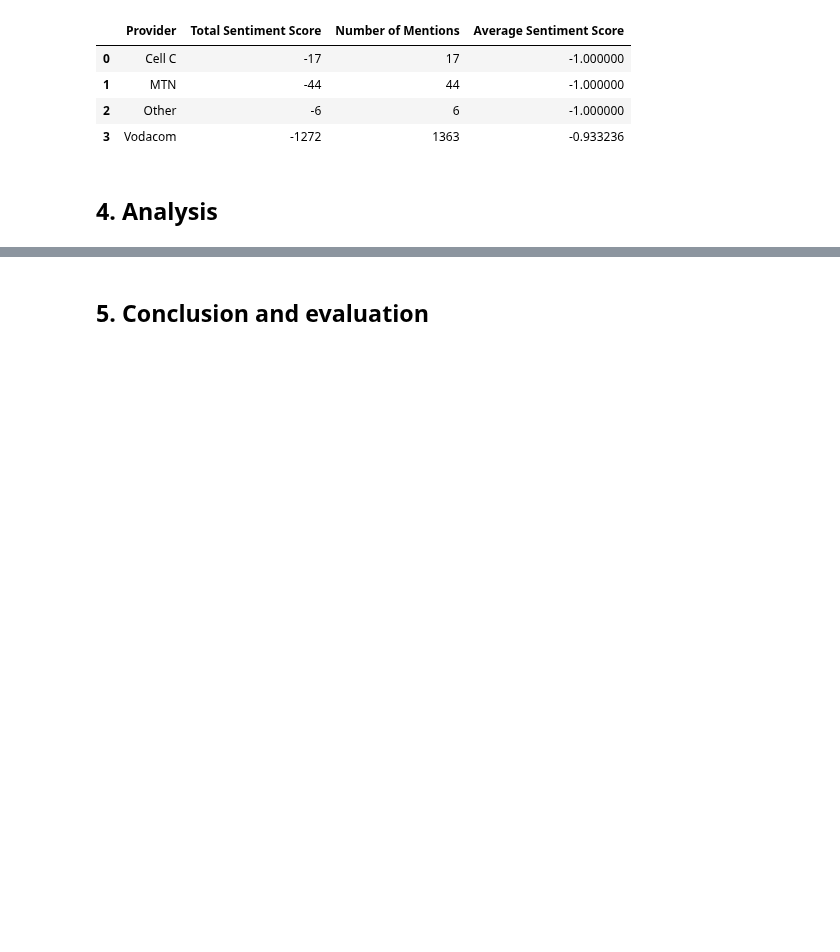
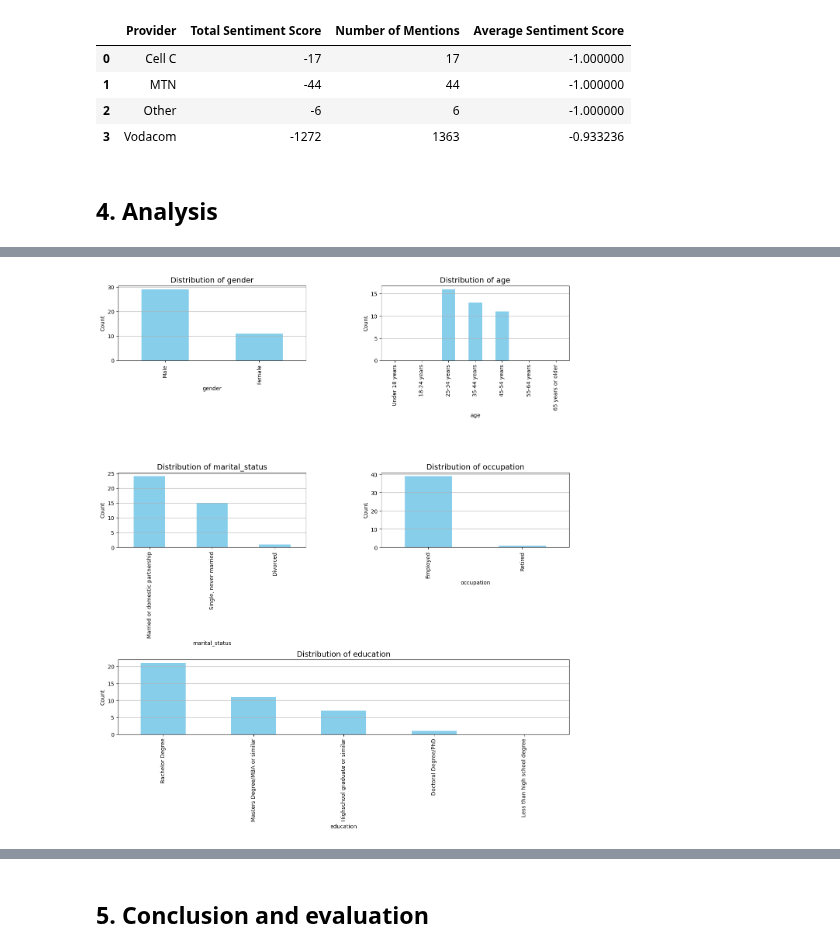
Before and after one commit to JohnnyFoulds/dsm050-2023-apr, a Jupyter notebook: notebooks/04_draft/04-02_pre_processing.ipynb, the cells around one changed output, grey strips where cells are left out. Saved outputs shown, nothing was run; the diff lists cells and outputs as text; code cells hidden in the pictures; blank space fills up the shorter version.

Commit message:
Completed Individual Variables Visualization

```diff
--- a/notebooks/04_draft/04-02_pre_processing.ipynb
+++ b/notebooks/04_draft/04-02_pre_processing.ipynb
@@ -727,0 +732,32 @@ display(grouped_aspects_by_provider)
+# %%
+def plot_individual_distributions(data:pd.DataFrame, columns:List[str], hspace:float=1) -> None:
+    """Create a histogram for each column specified.
+    There MUST be 5 columns"""
+    assert len(columns) == 5, 'There must be 5 columns'
+
+    # Set up the figure and axes
+    fig = plt.figure(figsize=(15, 15))
+
+    # Create 2x2 grid for first 4 plots
+    grid = plt.GridSpec(3, 2, hspace=hspace, wspace=0.4)
+
+    # First 4 plots
+    for i, col in enumerate(columns[:-1]):
+        ax = fig.add_subplot(grid[i//2, i%2])
+        plot_values = data[col].value_counts()
+        if isinstance(data[col].dtype, pd.CategoricalDtype) and data[col].dtype.ordered:
+            plot_values = plot_values.sort_index()
+
+        plot_values.plot(kind='bar', ax=ax, color='skyblue')
+        ax.set_title(f'Distribution of {col}', fontsize=14)
+        ax.set_ylabel('Count')
+        ax.grid(axis='y')
+
+    # 5th plot spanning both columns
+    ax = fig.add_subplot(grid[2, :])
+    data[columns[-1]].value_counts().plot(kind='bar', ax=ax, color='skyblue')
+    ax.set_title(f'Distribution of {columns[-1]}', fontsize=14)
+    ax.set_ylabel('Count')
+    ax.grid(axis='y')
+
+plt.show()
@@ -727,0 +778,6 @@ display(grouped_aspects_by_provider)
+# %%
+# list of demographic columns to plot
+demographic_columns = ['gender', 'age', 'marital_status', 'occupation', 'education']
+plot_individual_distributions(df_survey, demographic_columns, hspace=1.5)
+# %% [output]
+[figure, added]
```
Also changed, not shown: parts of 7 cells of this notebook.
